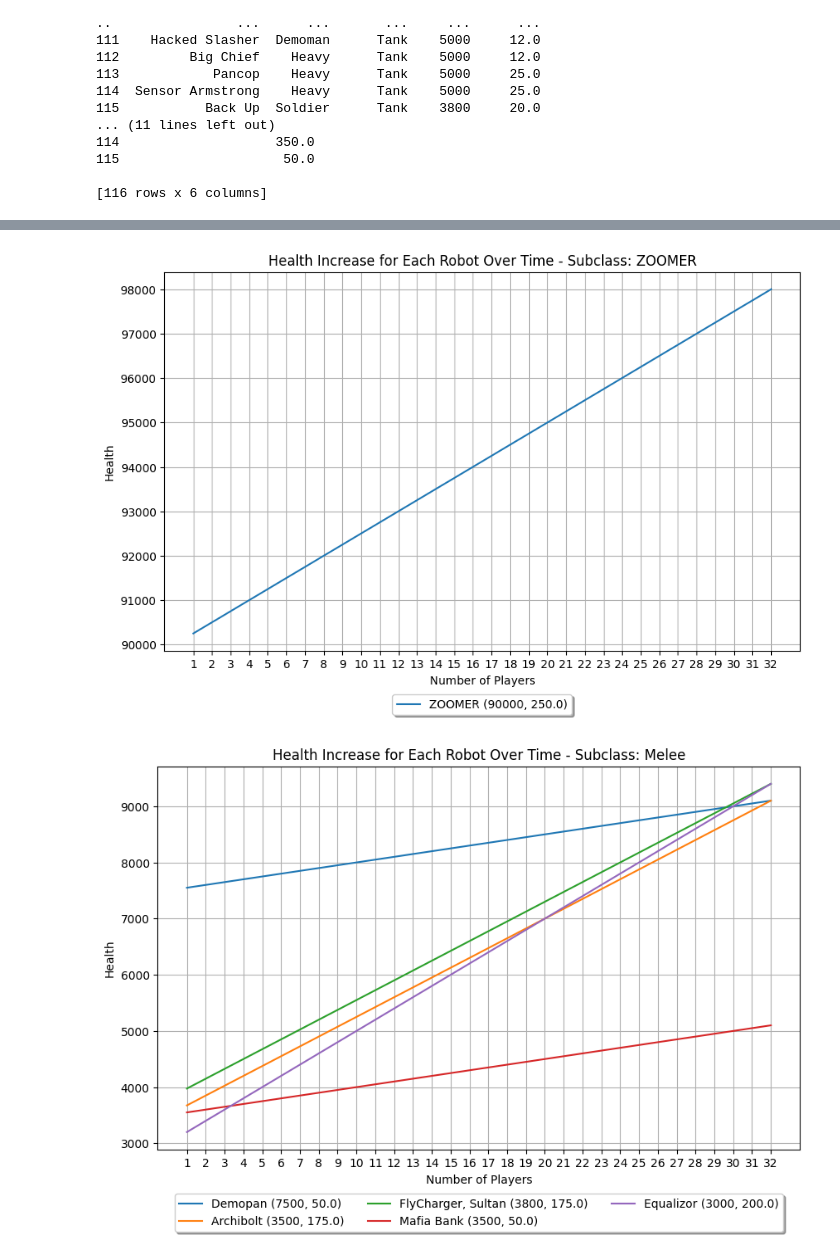
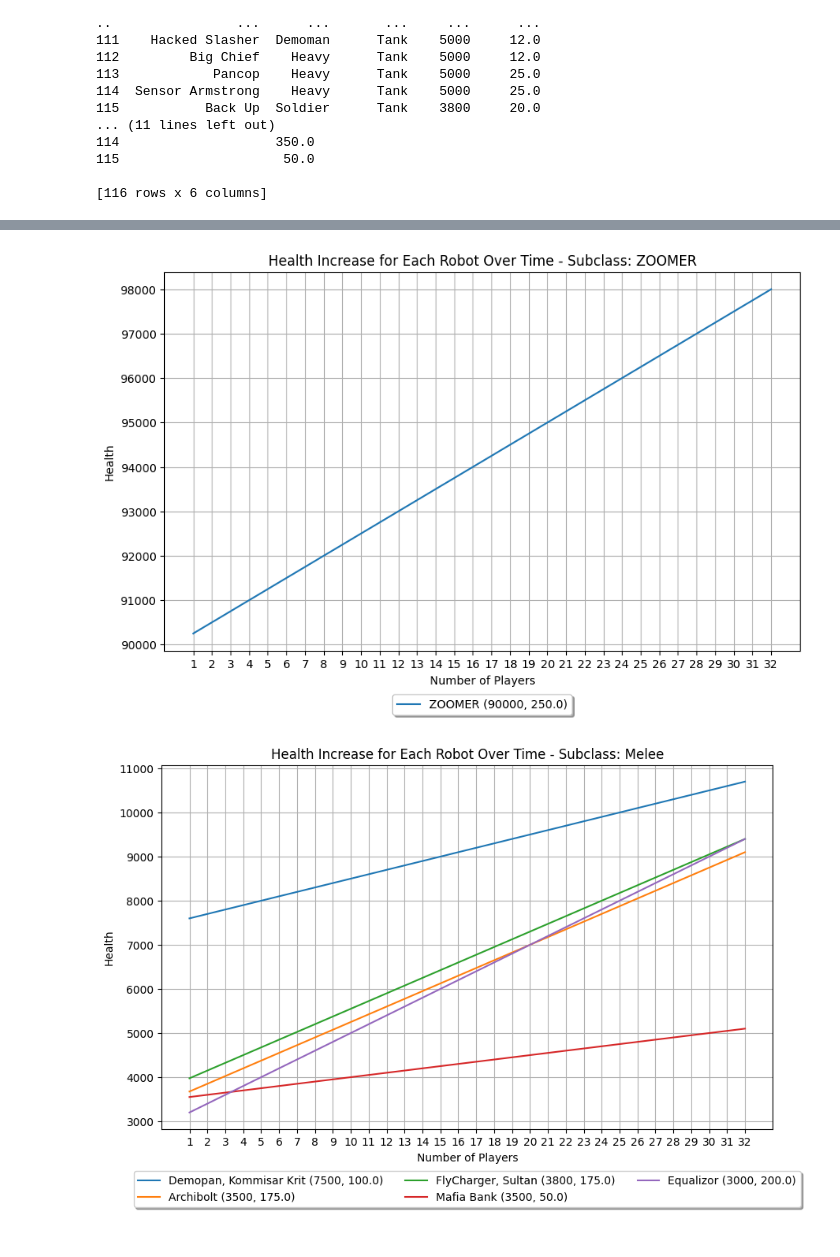
Before and after one commit to higps/robogithub, a Jupyter notebook: python_stuff/get_rc_df.ipynb, the cells around one changed output, grey strips where cells are left out. Cells and saved outputs as stored; diff of their text form; code cells hidden in the pictures.

Commit message:
added some health scaling

```diff
--- a/python_stuff/get_rc_df.ipynb
+++ b/python_stuff/get_rc_df.ipynb
@@ -92,10 +92,14 @@ import matplotlib.pyplot as plt
 import pandas as pd
 import matplotlib.pyplot as plt
 
+filtered_df = robot_df[robot_df['Health'] < 3800]
 # Filter out robots with health bonus per player equal to 0
-robot_df = robot_df[robot_df['Health_Bonus_Per_Player'] > 0]
+robot_df_hp_scale = robot_df[robot_df['Health_Bonus_Per_Player'] > 0]
 
 # Grouping and combining names for duplicates
+
+
+
 robot_df['Combined_Name'] = robot_df.groupby(['Health', 'Health_Bonus_Per_Player'])['Name'].transform(lambda x: ', '.join(x))
 
 # Drop duplicate rows
@@ -111,31 +115,31 @@ for subclass in subclasses:
     plt.figure(figsize=(10, 6))
     labels = set()  # To store unique labels
     for index, row in subclass_df.iterrows():
         health_over_time = [row['Health'] + (row['Health_Bonus_Per_Player'] * i) for i in range(1, 33)]
         label = f"{row['Combined_Name']} ({row['Health']}, {row['Health_Bonus_Per_Player']})"  # Combined names in label
         if label not in labels:
             plt.plot(range(1, 33), health_over_time, label=label)
             labels.add(label)
 
     plt.xlabel('Number of Players')
     plt.ylabel('Health')
     plt.title(f'Health Increase for Each Robot Over Time - Subclass: {subclass}')
     plt.grid(True)
     plt.xticks(range(1, 33))
 
     # Adjust legend position below the graph
     plt.legend(loc='upper center', bbox_to_anchor=(0.5, -0.1), fancybox=True, shadow=True, ncol=3)
 
     plt.show()
 # %% [output]
 A value is trying to be set on a copy of a slice from a DataFrame.
 Try using .loc[row_indexer,col_indexer] = value instead
 
 See the caveats in the documentation: https://pandas.pydata.org/pandas-docs/stable/user_guide/indexing.html#returning-a-view-versus-a-copy
   robot_df['Combined_Name'] = robot_df.groupby(['Health', 'Health_Bonus_Per_Player'])['Name'].transform(lambda x: ', '.join(x))
 A value is trying to be set on a copy of a slice from a DataFrame
 
 See the caveats in the documentation: https://pandas.pydata.org/pandas-docs/stable/user_guide/indexing.html#returning-a-view-versus-a-copy
   robot_df.drop_duplicates(subset=['Health', 'Health_Bonus_Per_Player'], keep='first', inplace=True)
 [figure]
-[figure, old version]
+[figure, new version]
```
Also changed, not shown: parts of 1 cell of this notebook, 19 other files.
